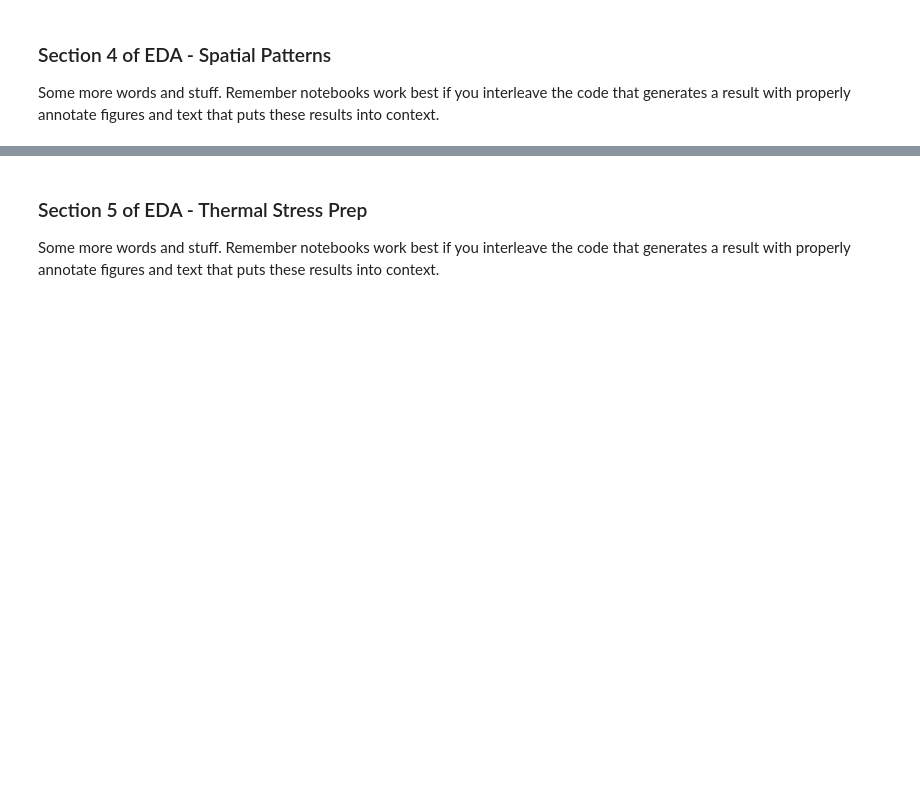
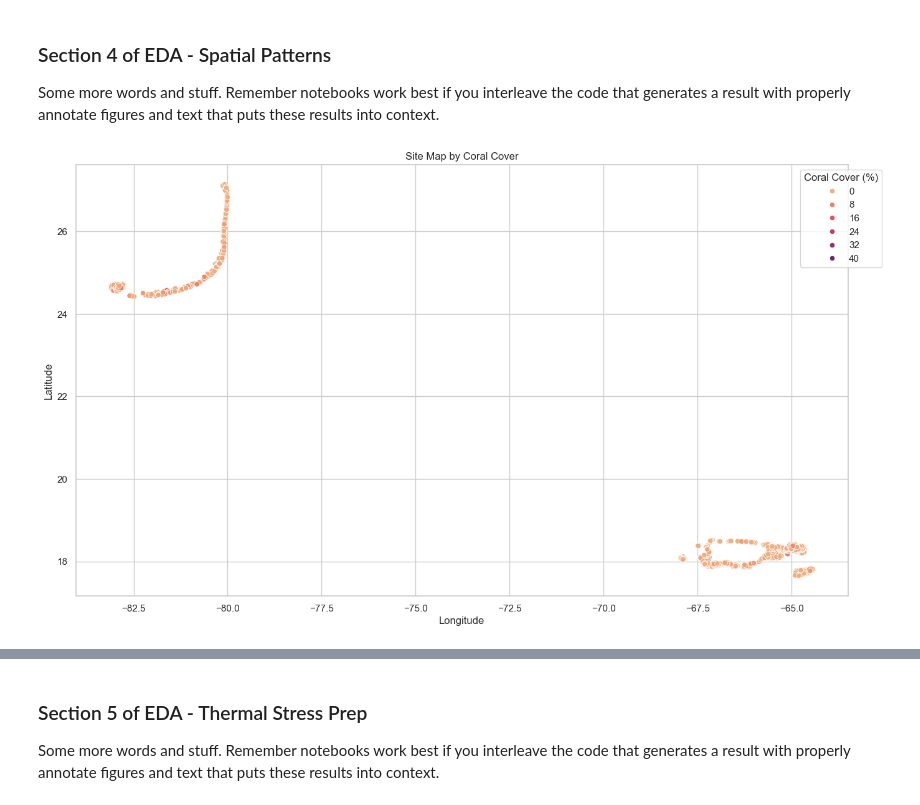
Before and after one commit to COGS108/Group032_WI26, a Jupyter notebook: 02-EDACheckpoint.ipynb, the cells around one changed output, grey strips where cells are left out. Drawn from its saved outputs; the diff is of its cells as text; code cells hidden in the pictures; blank space fills up the shorter version.

```diff
--- a/02-EDACheckpoint.ipynb
+++ b/02-EDACheckpoint.ipynb
@@ -917,0 +935,27 @@ Some more words and stuff.  Remember notebooks work best if you interleave the c
+# %%
+import pandas as pd
+import seaborn as sns
+import matplotlib.pyplot as plt
+
+df = pd.read_csv('data/01-interim/site_year_thermal_cover.csv')
+
+sns.set(style="whitegrid")
+# %%
+plt.figure(figsize=(16,9))
+
+
+sns.scatterplot(
+    df,
+    x = "longitude",
+    y = "latitude",
+    hue = "total_coral_cover",
+    palette = "flare"
+)
+
+plt.title("Site Map by Coral Cover")
+plt.xlabel("Longitude")
+plt.ylabel("Latitude")
+plt.legend(title = "Coral Cover (%)", bbox_to_anchor=(1.05,1))
+plt.show()
+# %% [output]
+[figure, added]
```
Also changed, not shown: parts of 16 cells of this notebook.
